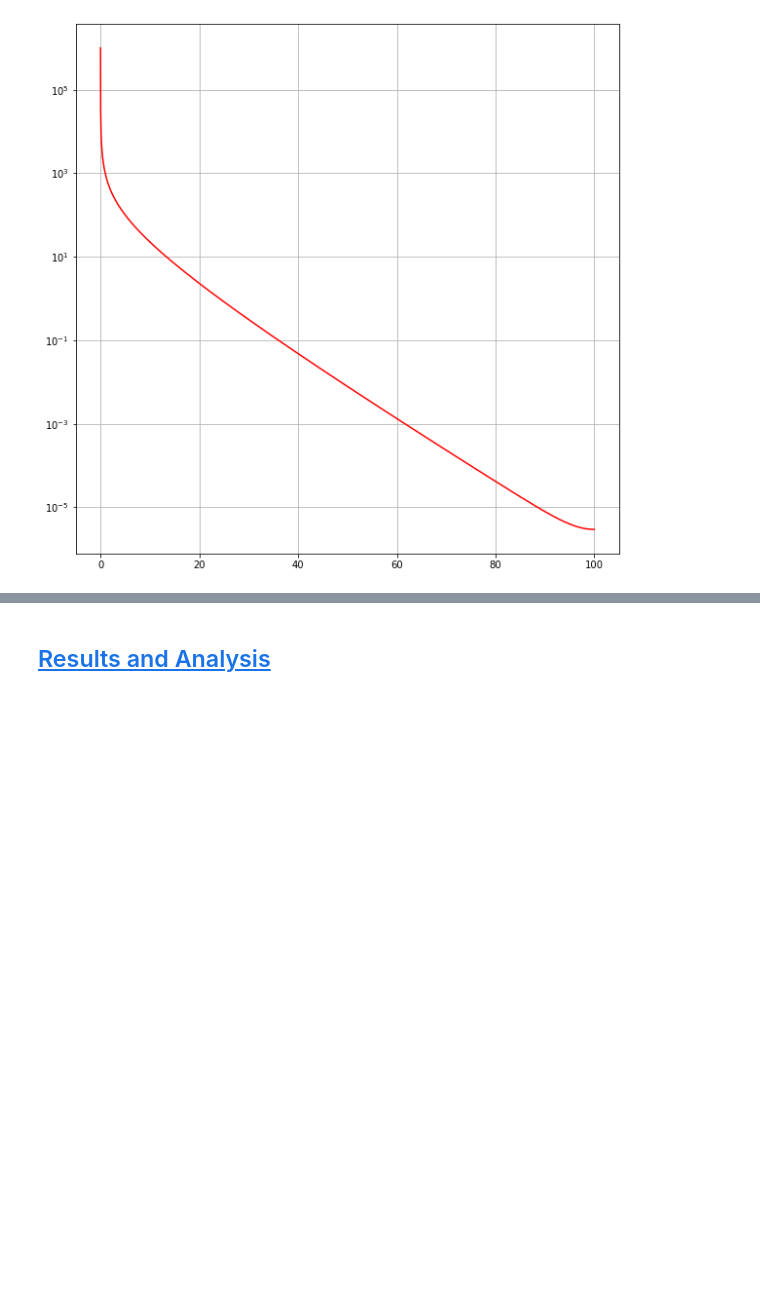
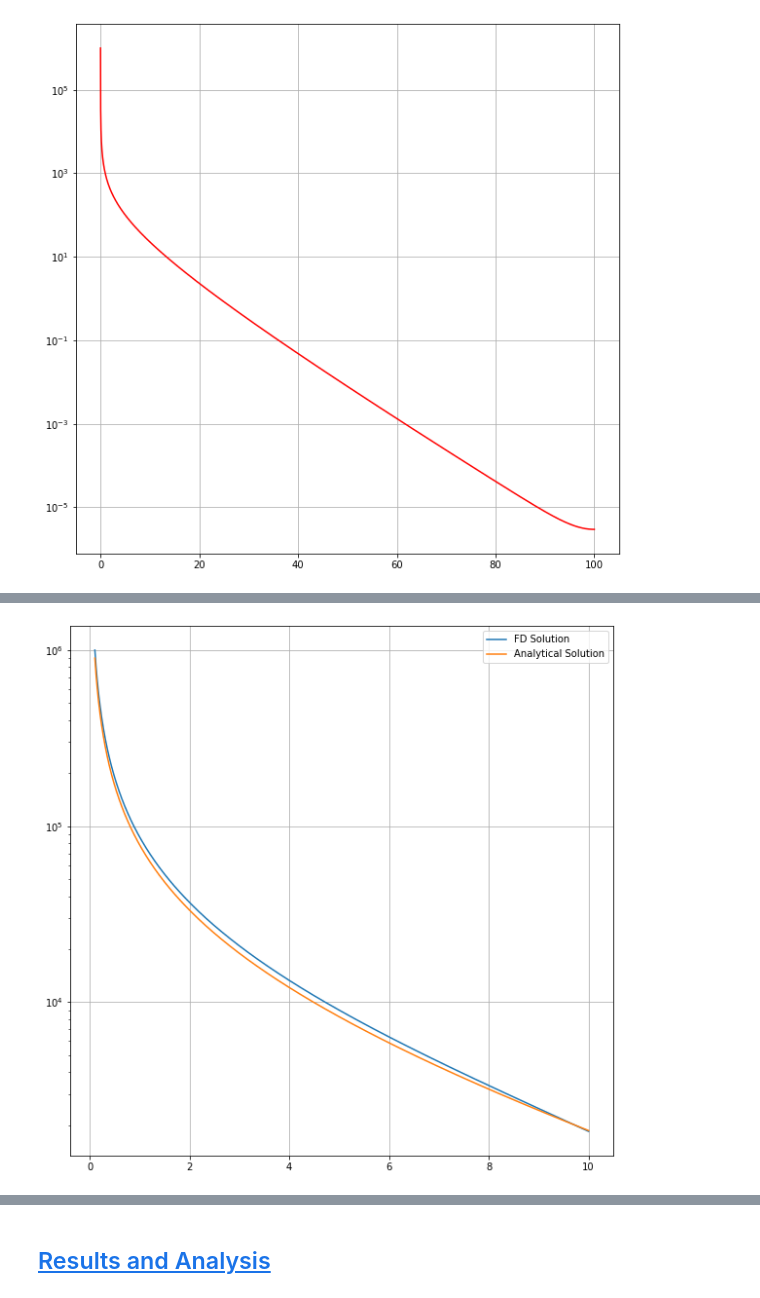
Before and after one commit to AnthonyB08/neutron__transport, a Jupyter notebook: report-coupled-3Domains.ipynb, the cells around one changed output, grey strips where cells are left out. Saved outputs shown, nothing was run; the diff lists cells and outputs as text; code cells hidden in the pictures; blank space fills up the shorter version.

Commit message:
Added analytical and fd solutions

```diff
--- a/report-coupled-3Domains.ipynb
+++ b/report-coupled-3Domains.ipynb
@@ -213,0 +134,51 @@ plt.show()
+# %%
+So = 1e6
+N = 20000
+rn = 10
+r0 = 0.1
+phi0 = So
+alpha = 0.6
+
+sigma_s = 0.022
+D=0.87
+
+h = (rn-r0)/(N+1)
+r = np.arange(r0+h, rn, h)
+
+A = np.zeros((N,N))
+B = np.zeros(N)
+
+A[0,0] = -sigma_s/D * h**2 - 2
+A[0,1] = 1 + (h/(r0))
+B[0] = -phi0 * (1-h/r0)
+
+for i in range(1,N-1):
+    A[i,i-1] = (1-(h/r[i]))
+    A[i,i] = -sigma_s/D * h**2 - 2
+    A[i,i+1] = 1 + (h/r[i])
+    B[i] = 0
+
+A[-1,-1] = (-h * alpha - 2 - h**2 * alpha/rn - sigma_s * h**2 / D)
+A[-1,-2] = 1 + 1+h/rn-h/rn
+B[-1] = 0
+L = np.sqrt(D/sigma_s)
+
+yi = np.linalg.solve(A , B)
+yi = np.concatenate((np.array([phi0]),yi,np.array([yi[-1]])))
+
+r = np.concatenate((np.array([r0]),r,np.array([rn])))
+
+
+x = np.linspace(0.1,10,N)
+y = So/(4*np.pi * x * D)*np.exp(-x/L)
+
+fig = plt.figure(figsize=(10,10))
+plt.plot(r,yi,label="FD Solution")
+plt.plot(x,y,label="Analytical Solution")
+plt.yscale("log")
+plt.grid()
+plt.legend()
+plt.savefig("AnalyticalFDSolution.png",dpi=300)
+plt.show()
+# %% [output]
+[figure, added]
```
Also changed, not shown: parts of 8 cells of this notebook, 2 other files.
